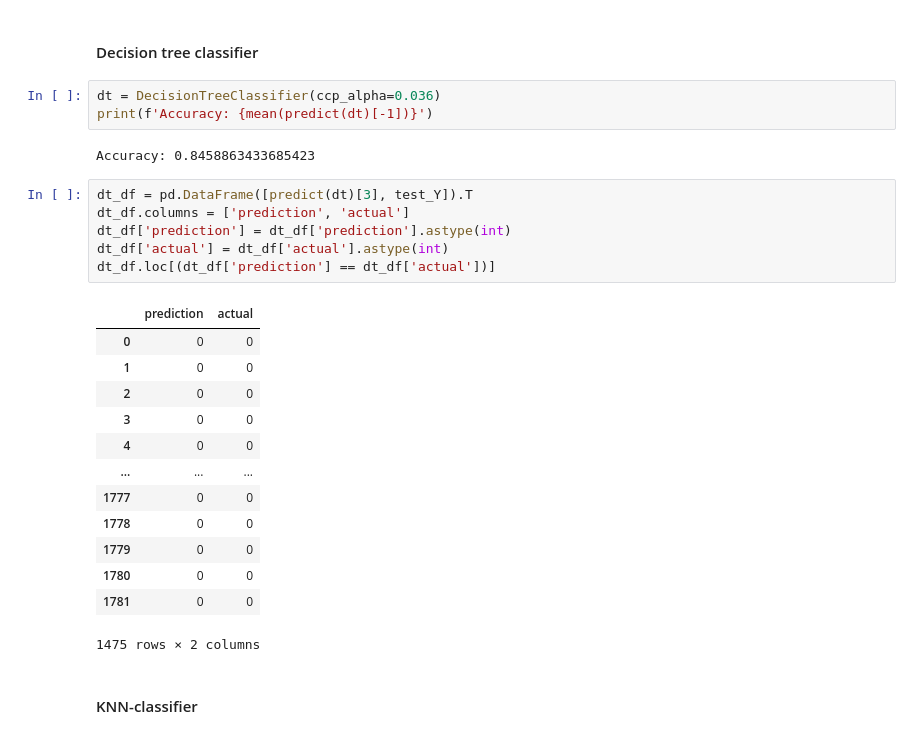
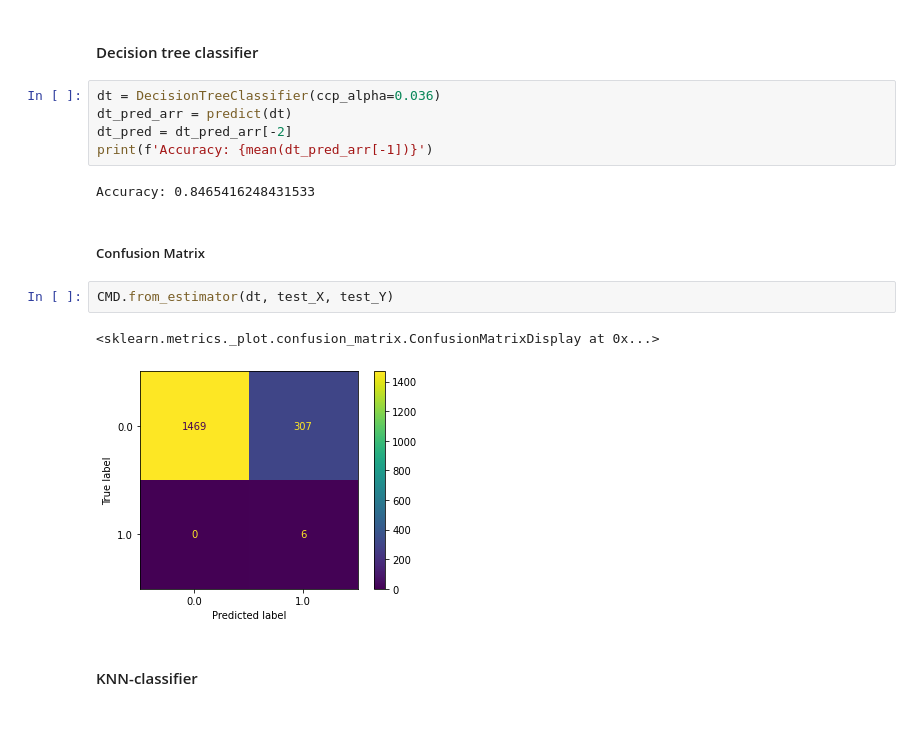
Before and after one commit to palmafr/MDPIData2022, a Jupyter notebook: ml_models.ipynb, the cells around one changed output. Saved outputs shown, nothing was run; the diff lists cells and outputs as text.

```diff
--- a/ml_models.ipynb
+++ b/ml_models.ipynb
@@ -223,29 +216,18 @@ def predict(model):
 #### Decision tree classifier
 # %%
 dt = DecisionTreeClassifier(ccp_alpha=0.036)
-print(f'Accuracy: {mean(predict(dt)[-1])}')
+dt_pred_arr = predict(dt)
+dt_pred = dt_pred_arr[-2]
+print(f'Accuracy: {mean(dt_pred_arr[-1])}')
 # %% [output]
-Accuracy: 0.8458863433685423
+Accuracy: 0.8465416248431533
-# %%
-dt_df = pd.DataFrame([predict(dt)[3], test_Y]).T
-dt_df.columns = ['prediction', 'actual']
-dt_df['prediction'] = dt_df['prediction'].astype(int)
-dt_df['actual'] = dt_df['actual'].astype(int)
-dt_df.loc[(dt_df['prediction'] == dt_df['actual'])]
-# %% [output]
-|  | prediction | actual |
-| 0 | 0 | 0 |
-| 1 | 0 | 0 |
-| 2 | 0 | 0 |
-| 3 | 0 | 0 |
-| 4 | 0 | 0 |
-| ... | ... | ... |
-| 1777 | 0 | 0 |
-| 1778 | 0 | 0 |
-| 1779 | 0 | 0 |
-| 1780 | 0 | 0 |
-| 1781 | 0 | 0 |
-1475 rows × 2 columns
+# %% [markdown]
+##### Confusion Matrix
+# %%
+CMD.from_estimator(dt, test_X, test_Y)
+# %% [output]
+<sklearn.metrics._plot.confusion_matrix.ConfusionMatrixDisplay at 0x...>
+[figure, added]
 # %% [markdown]
 #### KNN-classifier
 # %% [markdown]
```
Also changed, not shown: parts of 34 cells of this notebook.
